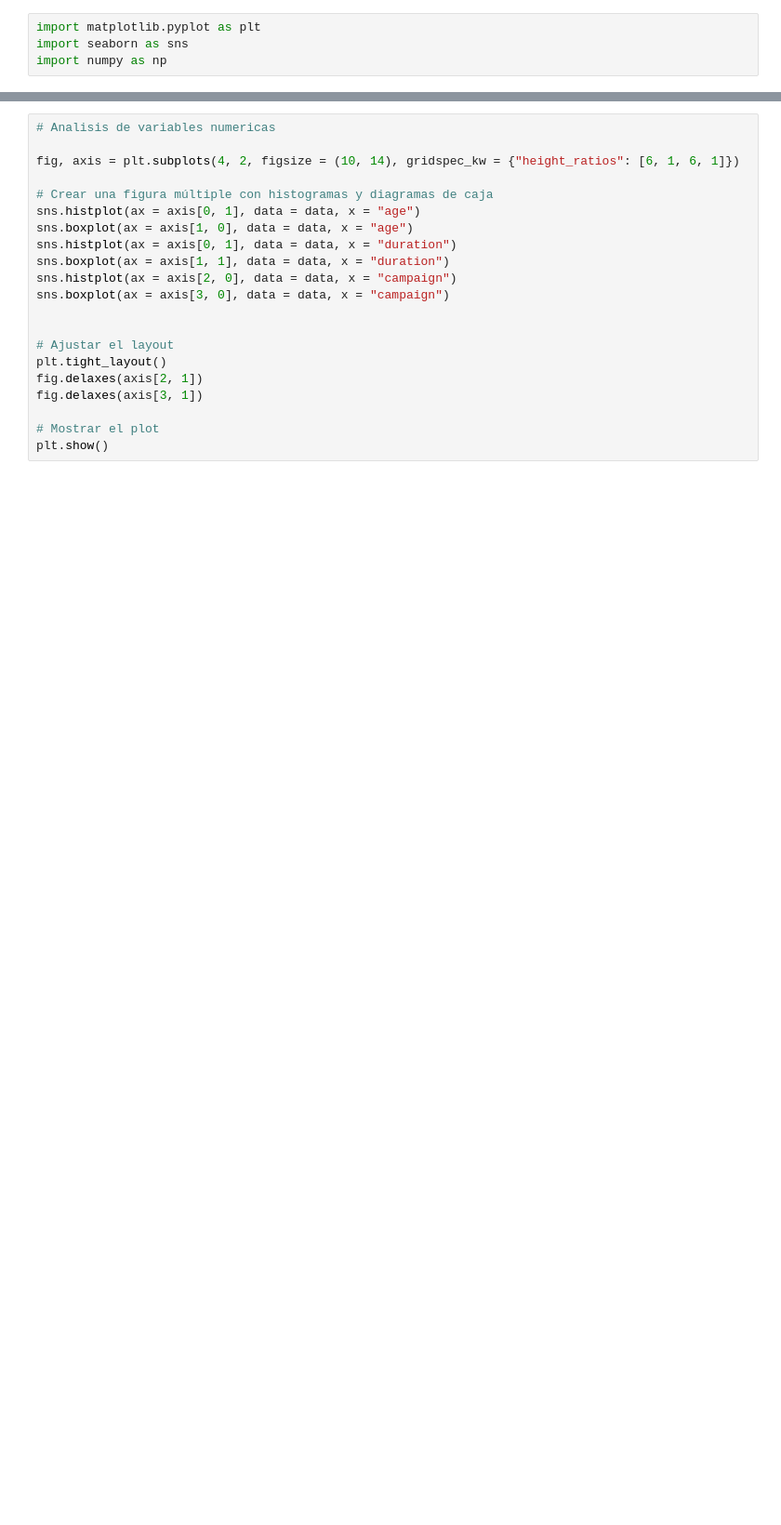
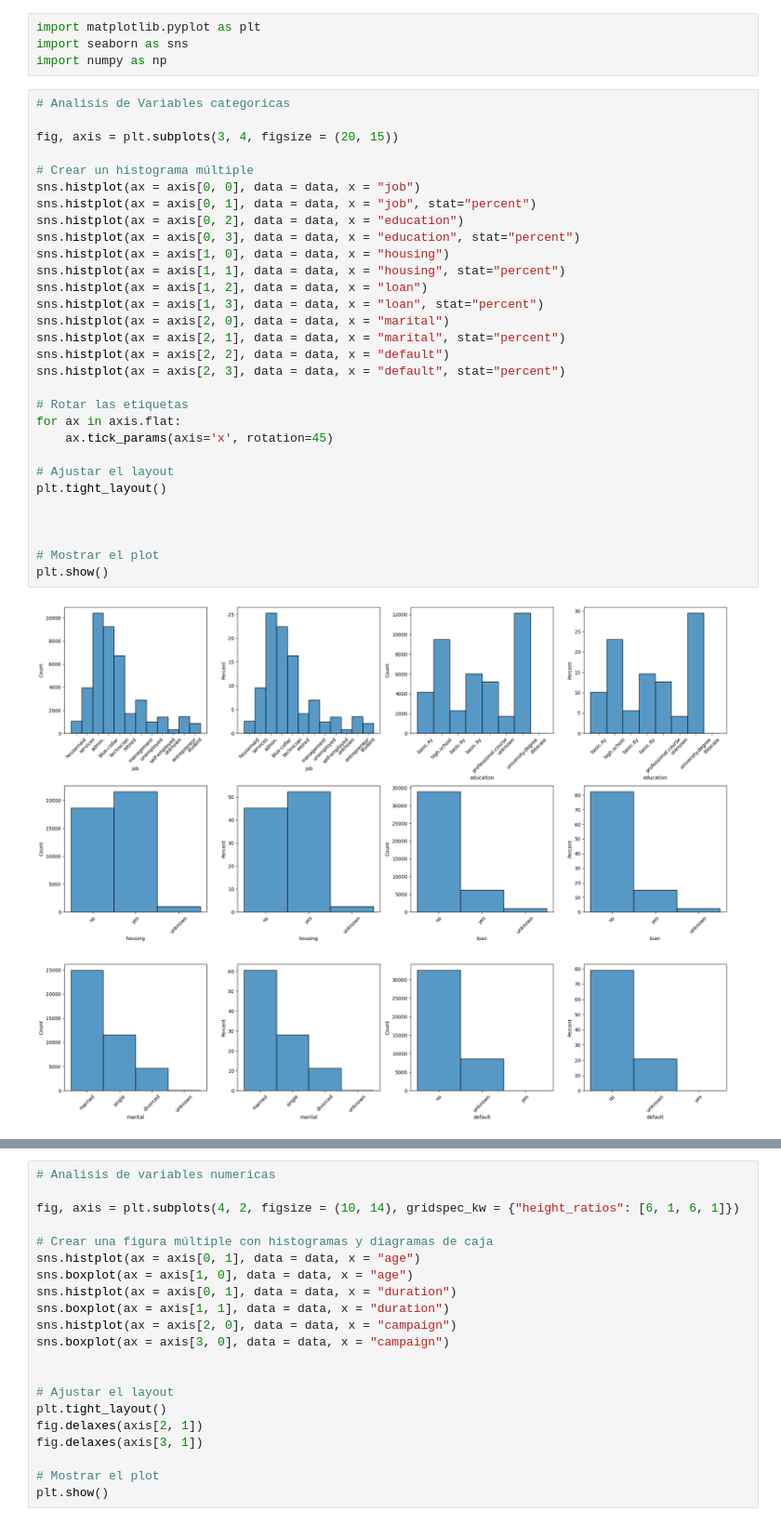
Before and after one commit to amalia1501/Ejercicio-y-Tutorial-de-Regresion-Logistica, a Jupyter notebook: src/explore.ipynb, the cells around one changed output, grey strips where cells are left out. Shown at 93% size. Saved outputs shown, nothing was run; the diff lists cells and outputs as text; blank space fills up the shorter version.

```diff
--- a/src/explore.ipynb
+++ b/src/explore.ipynb
@@ -135,4 +137,36 @@ Name: count, dtype: int64
 import matplotlib.pyplot as plt
 import seaborn as sns
 import numpy as np
+# %%
+# Analisis de Variables categoricas
+
+fig, axis = plt.subplots(3, 4, figsize = (20, 15))
+
+# Crear un histograma múltiple
+sns.histplot(ax = axis[0, 0], data = data, x = "job")
+sns.histplot(ax = axis[0, 1], data = data, x = "job", stat="percent")
+sns.histplot(ax = axis[0, 2], data = data, x = "education")
+sns.histplot(ax = axis[0, 3], data = data, x = "education", stat="percent")
+sns.histplot(ax = axis[1, 0], data = data, x = "housing")
+sns.histplot(ax = axis[1, 1], data = data, x = "housing", stat="percent")
+sns.histplot(ax = axis[1, 2], data = data, x = "loan")
+sns.histplot(ax = axis[1, 3], data = data, x = "loan", stat="percent")
+sns.histplot(ax = axis[2, 0], data = data, x = "marital")
+sns.histplot(ax = axis[2, 1], data = data, x = "marital", stat="percent")
+sns.histplot(ax = axis[2, 2], data = data, x = "default")
+sns.histplot(ax = axis[2, 3], data = data, x = "default", stat="percent")
+
+# Rotar las etiquetas
+for ax in axis.flat:
+    ax.tick_params(axis='x', rotation=45)
+
+# Ajustar el layout
+plt.tight_layout()
+
+
+
+# Mostrar el plot
+plt.show()
+# %% [output]
+[figure, added]
 # %%
```
Also changed, not shown: parts of 29 cells of this notebook, 2 other files.
